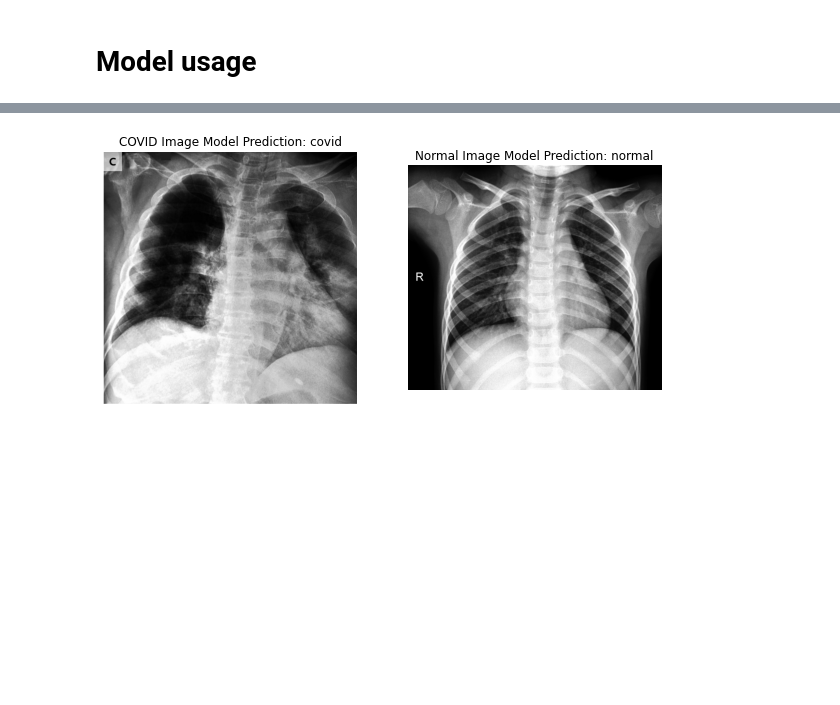
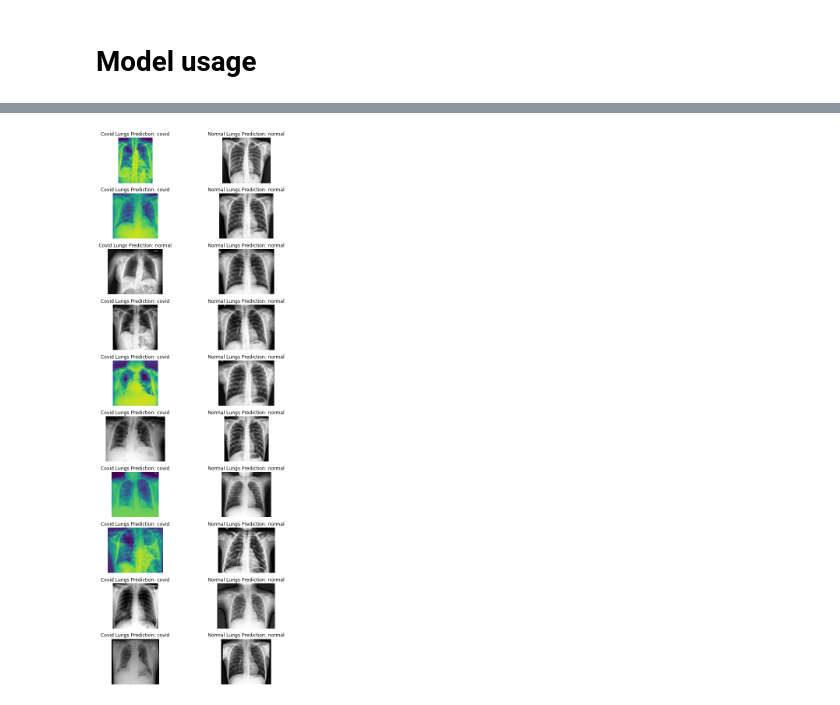
Before and after one commit to joohnnyvv/covid19-predictor, a Jupyter notebook: Covid Predictor.ipynb, the cells around one changed output, grey strips where cells are left out. Drawn from its saved outputs; the diff is of its cells as text; code cells hidden in the pictures; blank space fills up the shorter version.

```diff
--- a/Covid Predictor.ipynb
+++ b/Covid Predictor.ipynb
@@ -217,24 +220,27 @@ def predict_image(img_path):
 # %% [markdown]
 # Model usage
 # %%
-covid_path = '0106.jpeg'
-normal_path = '0101.jpeg'
+covid_dir = 'train/Covid'
+normal_dir = 'train/Normal'
 
-covid_result = predict_image(covid_path)
-normal_result = predict_image(normal_path)
+covid_images = os.listdir(covid_dir)[:10]
+normal_images = os.listdir(normal_dir)[:10]
 
-covid_img = mpimg.imread(covid_path)
-normal_img = mpimg.imread(normal_path)
+fig, axs = plt.subplots(10, 2, figsize=(10, 20))
 
-fig, axs = plt.subplots(1, 2, figsize=(10, 5))
+def display_predictions(image_paths, dir_path, axs, col, true_result):
+    for i, image_name in enumerate(image_paths):
+        image_path = os.path.join(dir_path, image_name)
+        result = predict_image(image_path)
+        img = mpimg.imread(image_path)
+        axs[i, col].imshow(img)
+        axs[i, col].set_title(f'{true_result} Prediction: {result}')
+        axs[i, col].axis('off')
 
-axs[0].imshow(covid_img)
-axs[0].set_title(f'COVID Image Model Prediction: {covid_result}')
-axs[0].axis('off')
+display_predictions(covid_images, covid_dir, axs, 0, "Covid Lungs")
 
-axs[1].imshow(normal_img)
-axs[1].set_title(f'Normal Image Model Prediction: {normal_result}')
-axs[1].axis('off')
+display_predictions(normal_images, normal_dir, axs, 1, "Normal Lungs")
 
+plt.tight_layout()
 plt.show()
 # %% [output]
@@ -243 +267 @@ plt.show()
-[figure, old version]
+[figure, new version]
```
Also changed, not shown: parts of 8 cells of this notebook.
